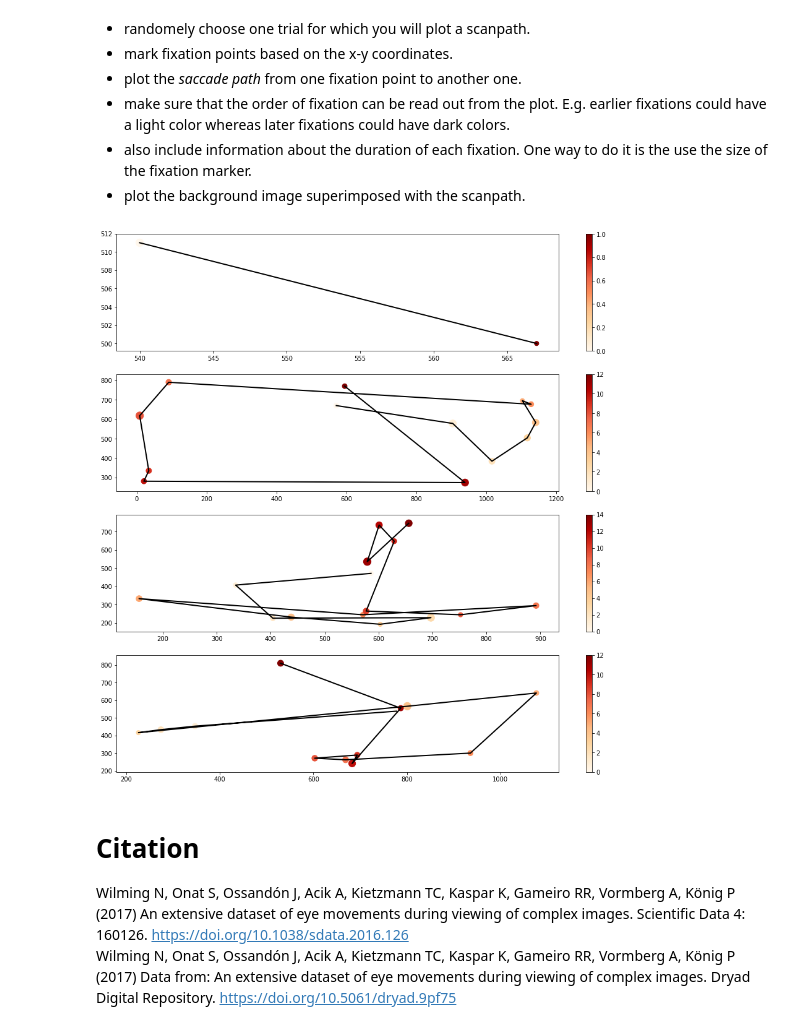
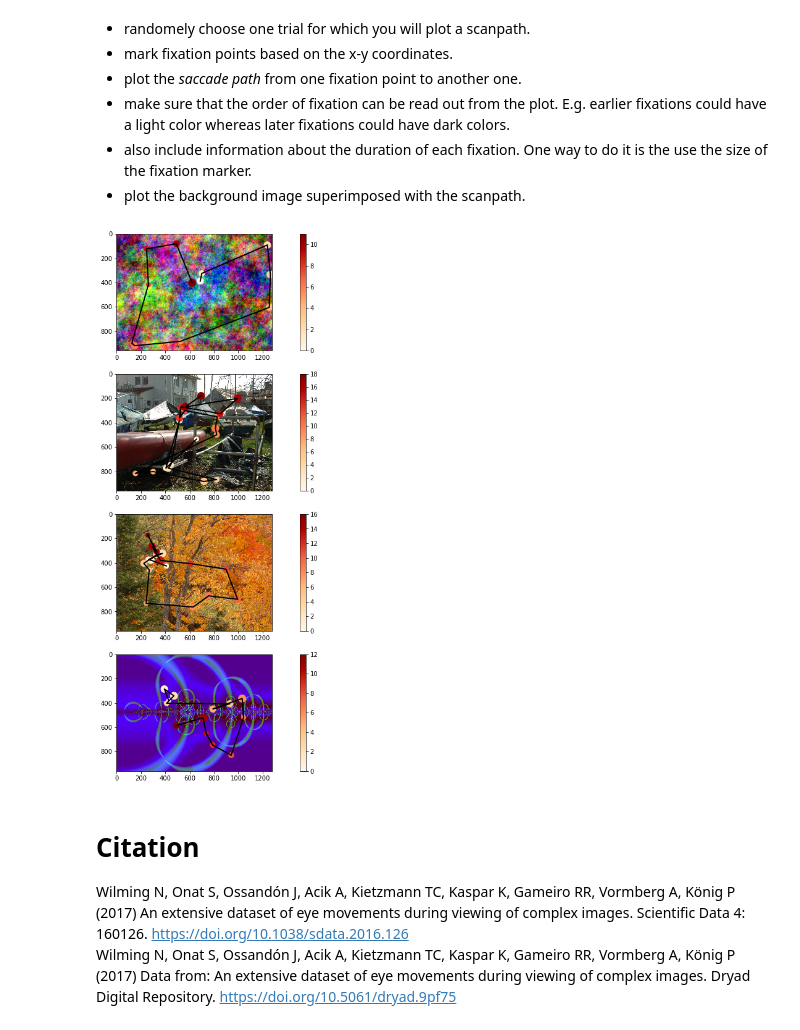
Before and after one commit to NBP-ACC/week-7-acc_2, a Jupyter notebook: Sheet05.ipynb, the cells around one changed output. Drawn from its saved outputs; the diff is of its cells as text; code cells hidden in the pictures.

```diff
--- a/Sheet05.ipynb
+++ b/Sheet05.ipynb
@@ -85,14 +91,16 @@ We want to clean the dataframe so that it is handy for us to work with it.
 - count the number of fixations for each trial. To do this, you can use the aggregate method to count the number of rows for each category.
 - print the mean duration and the mean number of fixation across all trials. Are they in a realistic range?
 # %%
+CATEGORIES = {
+    7.0: "Natural",
+    8.0: "Urban",
+    10.0: "Fractals",
+    11.0: "Pink-Noise"
+}
+
 def clean_data(df: pd.DataFrame) -> pd.DataFrame:
     # Create intepretable category names
-    df['category'] = df.category.map({
-        7.0: "Natural",
-        8.0: "Urban",
-        10.0: "Fractals",
-        11.0: "Pink-Noise"
-    })
+    df['category'] = df.category.map(CATEGORIES)
 
     # Count the number of fixations per category
     num_samples_per_category = df.groupby("category")['fix'].count()
@@ -367,10 +371,20 @@ We want to know whether different scan behaviour is used when viewing images of
 - plot the background image superimposed with the scanpath.
 # %%
 import random
+
+def load_image(stimuli_type: int, image_id: int) -> np.ndarray:
+    # Create a path to dataset
+    container = Path("datas", "Stimuli_{}.zip".format(stimuli_type))
+
+    # Open the zipfile, extract and load the image
+    with zipfile.ZipFile(container) as zip_file:
+        with zip_file.open("{}/{}.png".format(stimuli_type, image_id)) as image:
+            return mpimg.imread(image)
 
 # Grab the categoreis and plots
 categories = df["category"].unique()
 fig, axes = plt.subplots(nrows=len(categories), ncols=1, figsize=(16, 16))
+reversed_categories = {value: key for key, value in CATEGORIES.items()}
 
 for ax, category in zip(axes, categories):
     # Select the category and plot it
@@ -384,38 +398,38 @@ for ax, category in zip(axes, categories):
     subject = random.choice(selection['SUBJECTINDEX'].unique())
     selection = selection[selection["SUBJECTINDEX"] == subject]
 
     # Create different colors for timing
     colors = list(range(len(selection)))
     cmap = matplotlib.cm.get_cmap('OrRd')
     normalizer = matplotlib.colors.Normalize(vmin=0, vmax=colors[-1])
 
     # Size normalizer
     size_normalizer = matplotlib.colors.Normalize(
         vmin=selection['duration'].min(),
         vmax=selection['duration'].max()
     )
 
     # Plot the lines
     ax.plot(selection['x'], selection['y'], "-", linewidth=2, color="black")
 
     # Plot the points
     ax.scatter(
         x=selection['x'],
         y=selection['y'],
         c=[cmap(normalizer(color)) for color in colors],
         s=[size_normalizer(duration) * 100 + 50  for duration in selection["duration"]]
     )
 
     # Add the color bar
     cax, _ = matplotlib.colorbar.make_axes(ax)
     _ = matplotlib.colorbar.ColorbarBase(cax, cmap=cmap, norm=normalizer)
 
-    # TODO: SHOW IMAGES IN BACKGROUND
-    # TODO: ENSURE BOTH AXIS ARE EQUAL
-
-fig.show()
+    # Load and plot image
+    # PLEASE COPY THE ZIP FILES INTO THE DATAS DIRECTORY!
+    image = load_image(int(reversed_categories[category]), int(selection['dataset_nr'].iloc[0]))
+    ax.imshow(image)
 # %% [output]
-[figure, old version]
+[figure, new version]
 # %% [markdown]
 # Citation
 Wilming N, Onat S, Ossandón J, Acik A, Kietzmann TC, Kaspar K, Gameiro RR, Vormberg A, König P (2017) An extensive dataset of eye movements during viewing of complex images. Scientific Data 4: 160126. https://doi.org/10.1038/sdata.2016.126
```
Also changed, not shown: parts of 5 cells of this notebook.
